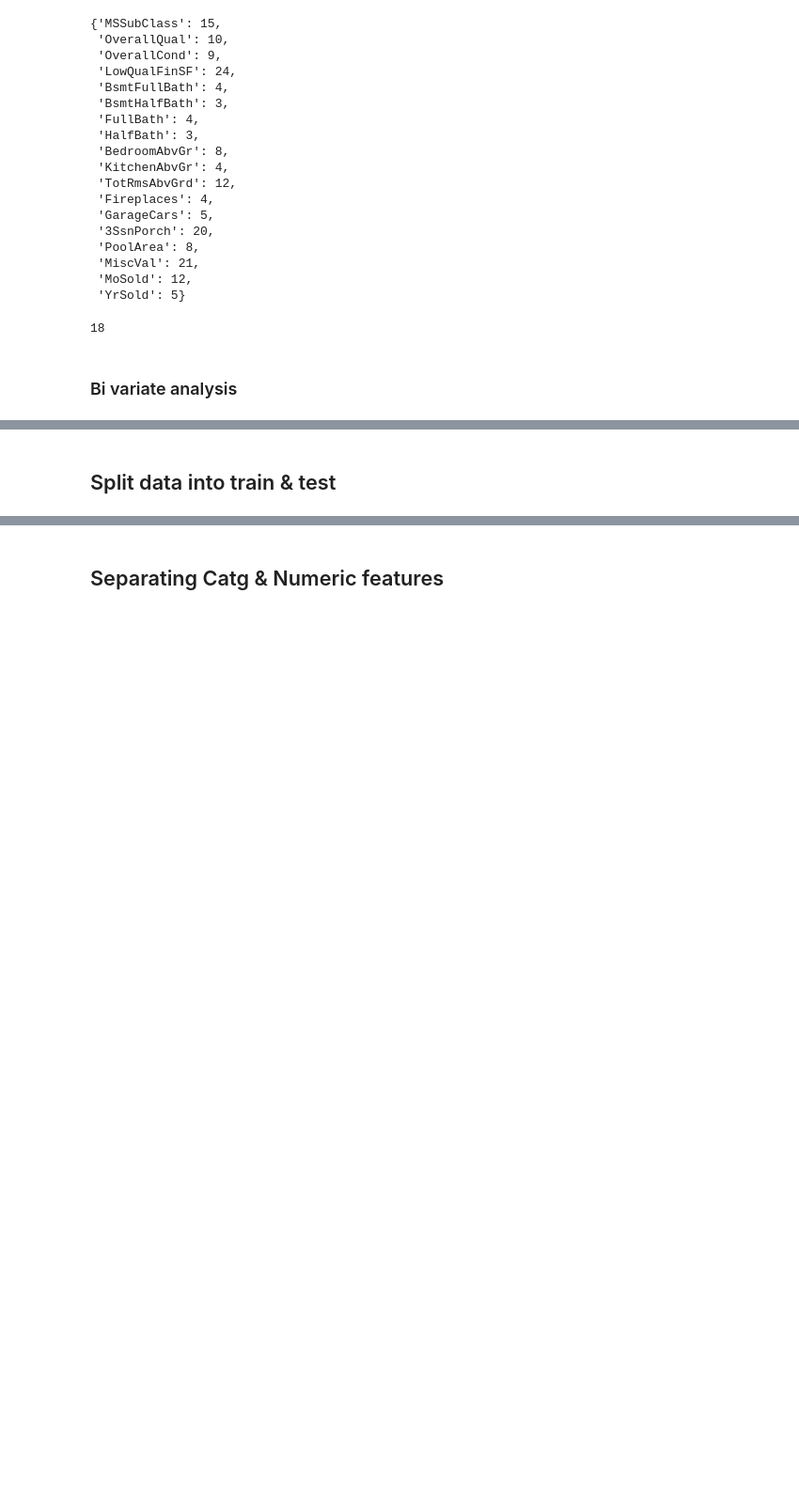
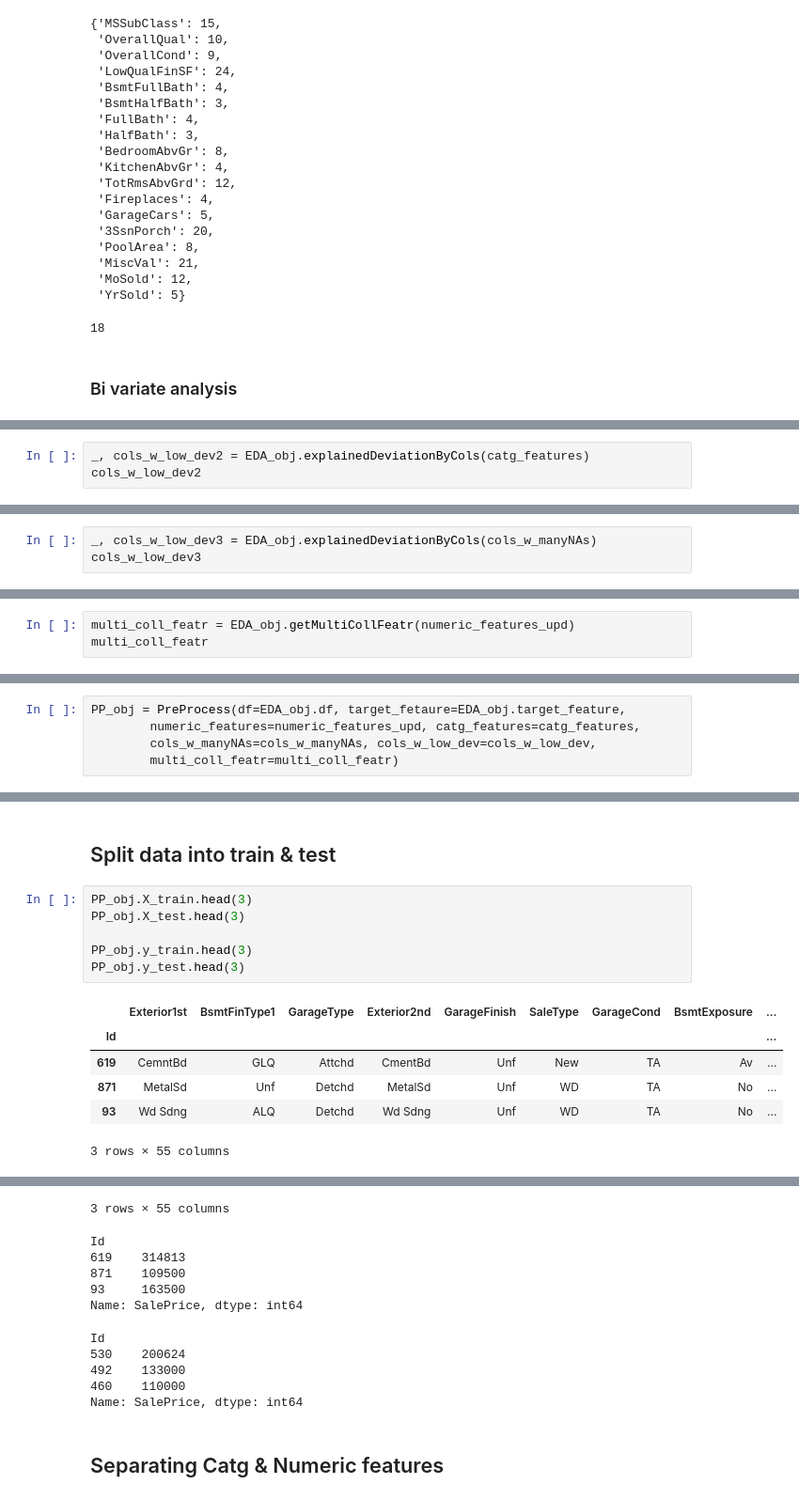
Before and after one commit to datasciencewithpinaki/ML_Templates, a Jupyter notebook: exploration.ipynb, the cells around one changed output, grey strips where cells are left out. Shown: that part at 94% size. Saved outputs shown, nothing was run; the diff lists cells and outputs as text; blank space fills up the shorter version.

Commit message:
outl processing added
outl processing added

```diff
--- a/exploration.ipynb
+++ b/exploration.ipynb
@@ -446,0 +246,3 @@ len(numeric_features_upd)
+# %%
+_, cols_w_low_dev2 = EDA_obj.explainedDeviationByCols(catg_features)
+cols_w_low_dev2
@@ -446,0 +251,3 @@ len(numeric_features_upd)
+# %%
+_, cols_w_low_dev3 = EDA_obj.explainedDeviationByCols(cols_w_manyNAs)
+cols_w_low_dev3
@@ -446,0 +307,3 @@ len(numeric_features_upd)
+# %%
+multi_coll_featr = EDA_obj.getMultiCollFeatr(numeric_features_upd)
+multi_coll_featr
@@ -446,0 +322,5 @@ len(numeric_features_upd)
+# %%
+PP_obj = PreProcess(df=EDA_obj.df, target_fetaure=EDA_obj.target_feature,
+        numeric_features=numeric_features_upd, catg_features=catg_features,
+        cols_w_manyNAs=cols_w_manyNAs, cols_w_low_dev=cols_w_low_dev,
+        multi_coll_featr=multi_coll_featr)
@@ -447,2 +348,15 @@ len(numeric_features_upd)
 # %% [markdown]
 ## Split data into train & test
+# %%
+PP_obj.X_train.head(3)
+PP_obj.X_test.head(3)
+
+PP_obj.y_train.head(3)
+PP_obj.y_test.head(3)
+# %% [output]
+|  | Exterior1st | BsmtFinType1 | GarageType | Exterior2nd | GarageFinish | SaleType | GarageCond | BsmtExposure | ... |
+| Id |  |  |  |  |  |  |  |  | ... |
+| 619 | CemntBd | GLQ | Attchd | CmentBd | Unf | New | TA | Av | ... |
+| 871 | MetalSd | Unf | Detchd | MetalSd | Unf | WD | TA | No | ... |
+| 93 | Wd Sdng | ALQ | Detchd | Wd Sdng | Unf | WD | TA | No | ... |
+3 rows × 55 columns
@@ -449,2 +368,13 @@ len(numeric_features_upd)
+3 rows × 55 columns
+Id
+619    314813
+871    109500
+93     163500
+Name: SalePrice, dtype: int64
+Id
+530    200624
+492    133000
+460    110000
+Name: SalePrice, dtype: int64
 # %% [markdown]
 ## Separating Catg & Numeric features
```
Also changed, not shown: parts of 94 cells of this notebook, 4 other files.
